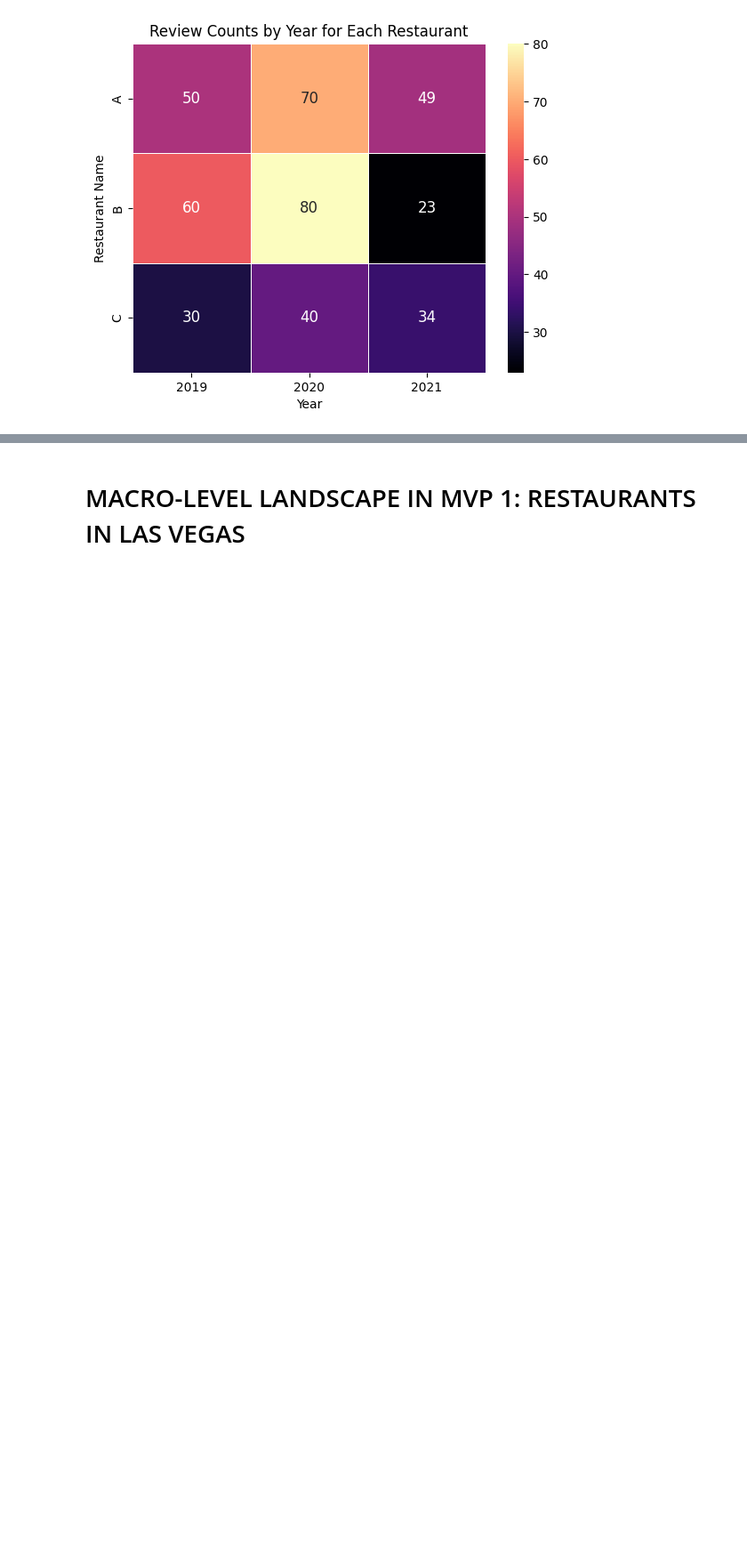
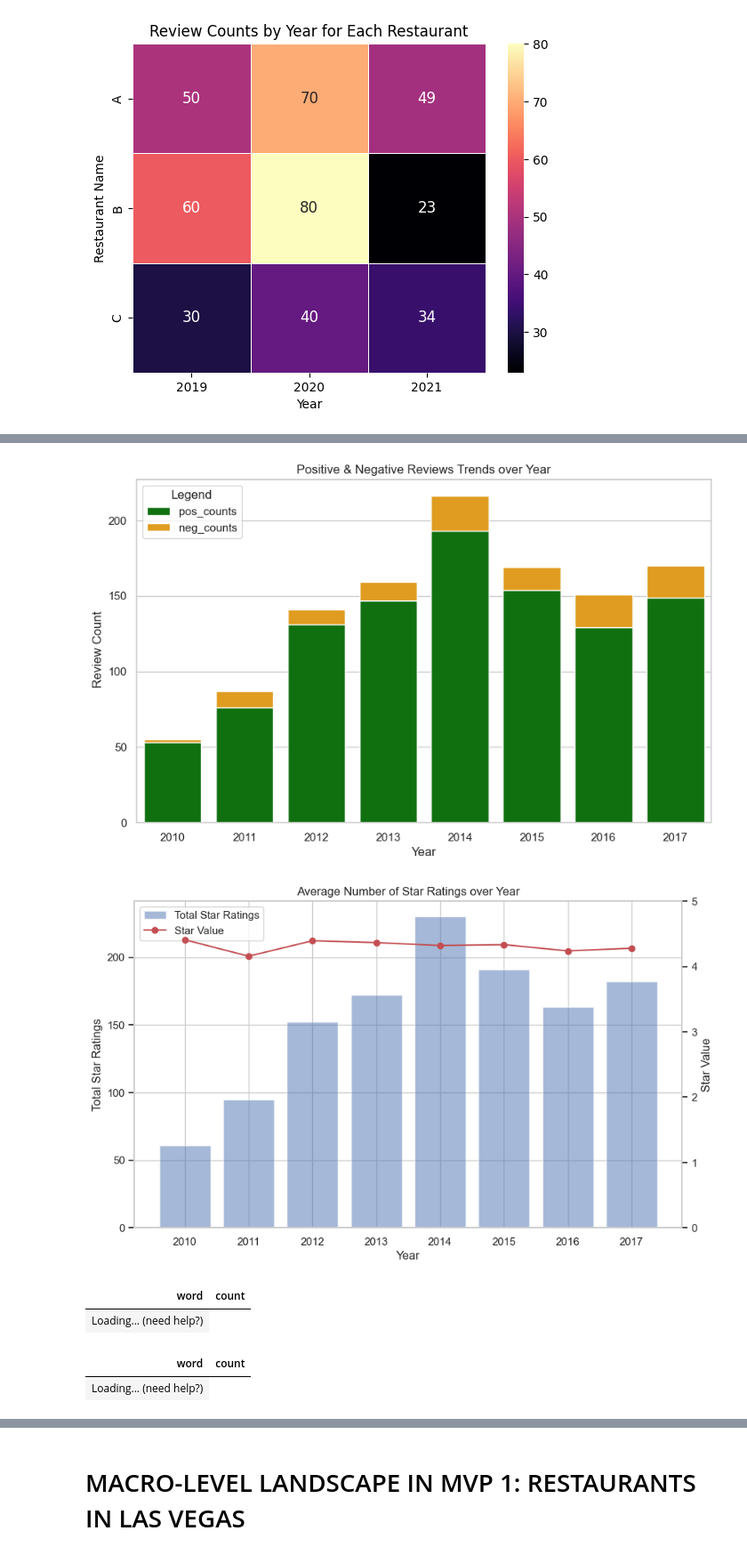
Before and after one commit to analytics-portfolio/Business-IQ-Analytics, a Jupyter notebook: yelp_DA.ipynb, the cells around one changed output, grey strips where cells are left out. Shown at 89% size. Drawn from its saved outputs; the diff is of its cells as text; code cells hidden in the pictures; blank space fills up the shorter version.

```diff
--- a/yelp_DA.ipynb
+++ b/yelp_DA.ipynb
@@ -124,2 +118,6 @@ steakhouses = lv_res[lv_res['is_steakhouse'] == True]
 # %%
-reviews_steak.head(10)
+# Load data
+steakhouses_dir = 'loaded_data/steakhouses.pkl'
+reviews_dir = 'loaded_data/reviews_steak.pkl'
+steakhouses = load_df_from_pickle(steakhouses_dir)
+reviews = load_df_from_pickle(reviews_dir)
@@ -292,0 +512,43 @@ restaurant_phone = data['result']['formatted_phone_number']
+# %%
+star_avg = mastro[['dt_year', 'stars_x']].groupby(['dt_year']).agg('mean')
+star_avg.rename(columns={'stars_x': "star_avg"}, inplace=True)
+num_ratings = mastro[['dt_year', 'stars_x']].groupby(['dt_year']).agg('count')
+num_ratings.rename(columns={'stars_x': "num_ratings"}, inplace=True)
+num_ratings_with_avg = num_ratings.merge(star_avg, on='dt_year', how='outer')
+num_ratings_with_avg['dt_year'] = num_ratings_with_avg.index
+# %%
+# Metric 1: Positive & Negative Reviews Trends over Year
+plot_stacked_vertical_bar_chart(count_reviews,
+                           x_col="dt_year", y_col1="pos_counts", y_col2="neg_counts",
+                           x_label='Year', y_label=' Review Count',
+                           title="Positive & Negative Reviews Trends over Year")
+
+# Metric 2: Average Number of Star Ratings (Yelp) over Year
+plot_bar_and_line_chart(data=num_ratings_with_avg,
+                        col_bar_y1='num_ratings', col_line_y2='star_avg', col_x='dt_year',
+                        y1_label="Total Star Ratings", y2_label="Star Value", x_label="Year",
+                        title="Average Number of Star Ratings over Year",
+                        bar_color="b", line_color="r")
+
+# Metric 3: Top 5 Most Frequent Phrases in Positive & Negative Reviews (Yelp)
+display(bigram_neg[['word', 'count']].head(20))
+display(bigram_pos[['word', 'count']].head(20))
+
+# Metric 4: Top 10 Positive & 10 Negative Reviews based on Commmunity Feedback
+
+
+
+## COMPETITION BENCHMARKING
+# Metric: Yelp/Google Average Star Rating
+
+
+# Metric: Top 5 most Positive/Negative popular keywords for a set of restaurant
+
+# Metric: Top 5 most Positive/Negative popular keywords for a set of restaurant
+# %% [output]
+[figure, added]
+[figure, added]
+| word | count |
+| Loading... (need help?) |
+| word | count |
+| Loading... (need help?) |
```
Also changed, not shown: parts of 35 cells of this notebook, 1 other file.
